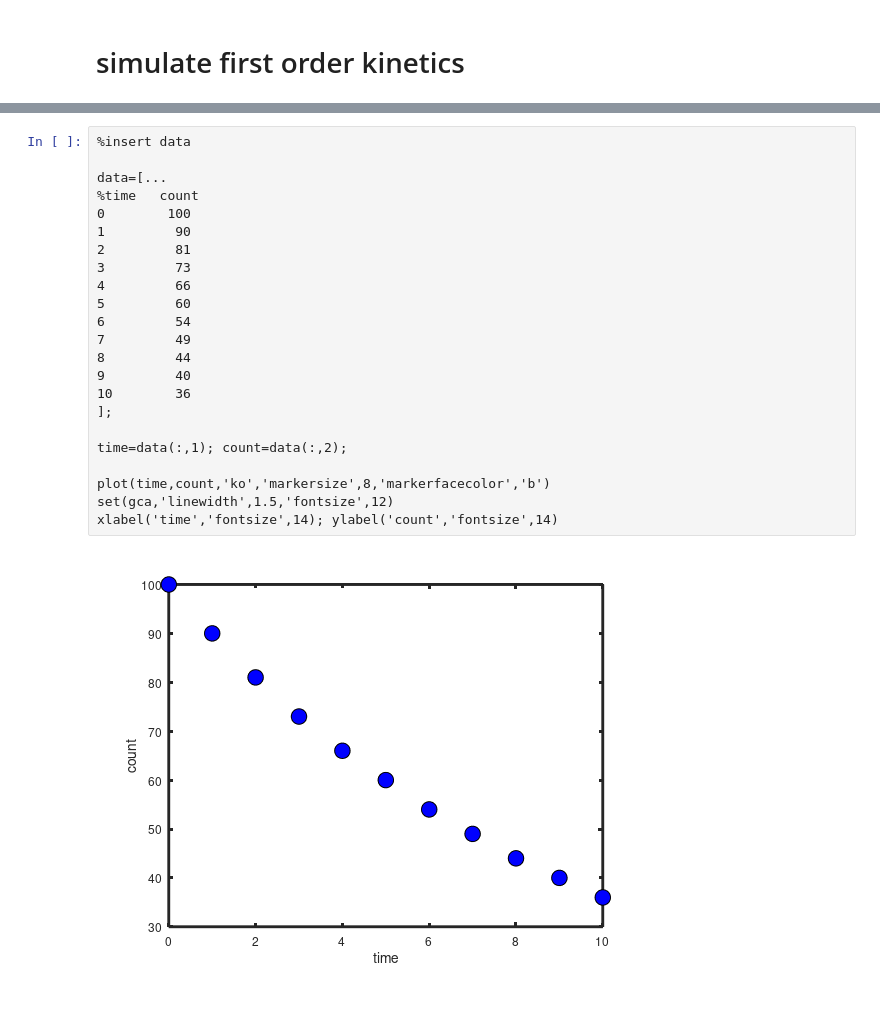
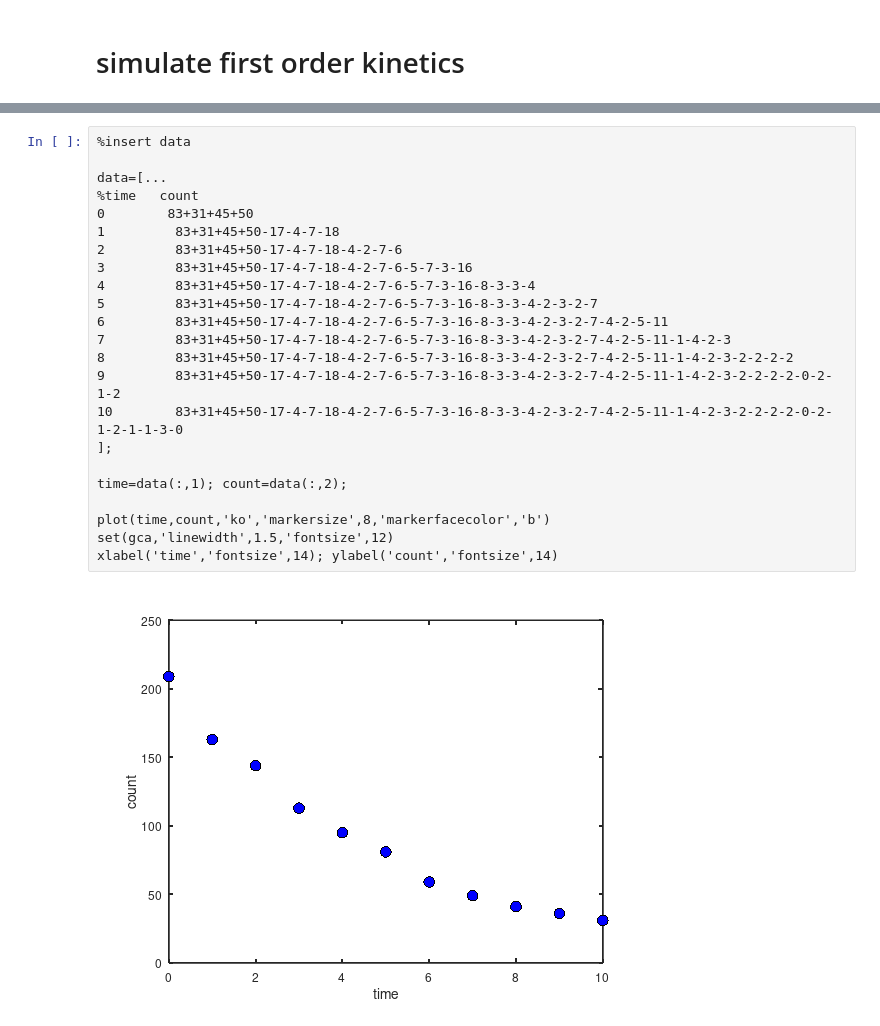
Before and after one commit to skotssd/XOctaveCH234, a Jupyter notebook: Scripts_to_support_lecture_material/kinetic_in_class_demonstration.ipynb, the cells around one changed output, grey strips where cells are left out. Saved outputs shown, nothing was run; the diff lists cells and outputs as text.

```diff
--- a/Scripts_to_support_lecture_material/kinetic_in_class_demonstration.ipynb
+++ b/Scripts_to_support_lecture_material/kinetic_in_class_demonstration.ipynb
@@ -34,31 +34,31 @@ $$\int_{N=0}^{N=N}\left( \dfrac{dN}{N}\right) = -k \int_{t=0}^{t=t} dt$$
 after completing integration the equation becomes ...
 
 $$\ln{N} = \ln{N_0}-kt$$
-# %%
-%insert data
-
-data=[...
-%time   count
-0        100
-1         90
-2         81
-3         73
-4         66
-5         60
-6         54
-7         49
-8         44
-9         40
-10        36
-];
-
-time=data(:,1); count=data(:,2);
-
-plot(time,count,'ko','markersize',8,'markerfacecolor','b')
-set(gca,'linewidth',1.5,'fontsize',12)
-xlabel('time','fontsize',14); ylabel('count','fontsize',14)
-# %% [output]
-[figure, removed]
+# %%
+%insert data
+
+data=[...
+%time   count
+0        83+31+45+50
+1         83+31+45+50-17-4-7-18
+2         83+31+45+50-17-4-7-18-4-2-7-6
+3         83+31+45+50-17-4-7-18-4-2-7-6-5-7-3-16
+4         83+31+45+50-17-4-7-18-4-2-7-6-5-7-3-16-8-3-3-4
+5         83+31+45+50-17-4-7-18-4-2-7-6-5-7-3-16-8-3-3-4-2-3-2-7
+6         83+31+45+50-17-4-7-18-4-2-7-6-5-7-3-16-8-3-3-4-2-3-2-7-4-2-5-11
+7         83+31+45+50-17-4-7-18-4-2-7-6-5-7-3-16-8-3-3-4-2-3-2-7-4-2-5-11-1-4-2-3
+8         83+31+45+50-17-4-7-18-4-2-7-6-5-7-3-16-8-3-3-4-2-3-2-7-4-2-5-11-1-4-2-3-2-2-2-2
+9         83+31+45+50-17-4-7-18-4-2-7-6-5-7-3-16-8-3-3-4-2-3-2-7-4-2-5-11-1-4-2-3-2-2-2-2-0-2-1-2
+10        83+31+45+50-17-4-7-18-4-2-7-6-5-7-3-16-8-3-3-4-2-3-2-7-4-2-5-11-1-4-2-3-2-2-2-2-0-2-1-2-1-1-3-0
+];
+
+time=data(:,1); count=data(:,2);
+
+plot(time,count,'ko','markersize',8,'markerfacecolor','b')
+set(gca,'linewidth',1.5,'fontsize',12)
+xlabel('time','fontsize',14); ylabel('count','fontsize',14)
+# %% [output]
+[figure, added]
 # %%
 % now linearize the plot and determine rate constant and No
 
```
Also changed, not shown: parts of 2 cells of this notebook, 9 other files.
